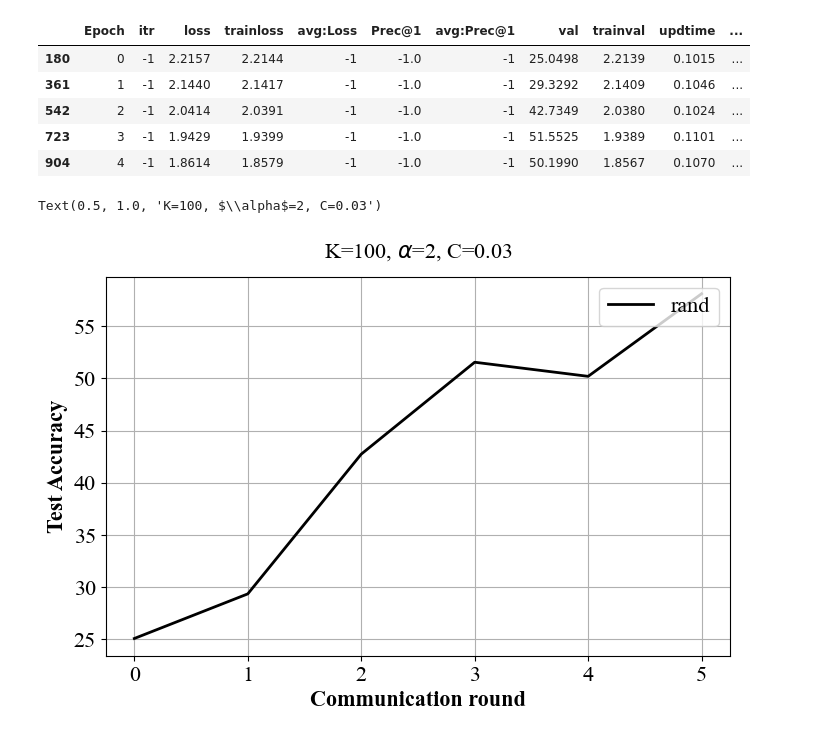
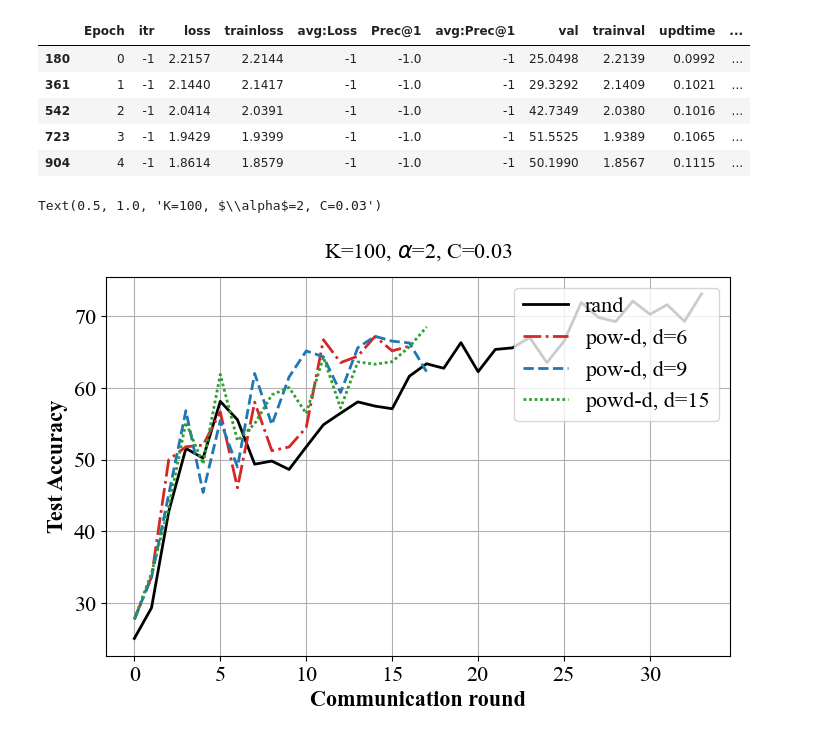
Before and after one commit to peng-ju/Power-of-Choice, a Jupyter notebook: dnn/make_plots.ipynb, the cells around one changed output. Saved outputs shown, nothing was run; the diff lists cells and outputs as text; code cells hidden in the pictures.

```diff
--- a/dnn/make_plots.ipynb
+++ b/dnn/make_plots.ipynb
@@ -5,8 +5,8 @@ import json
 
 import matplotlib.pyplot as plt
 # %%
-rand = pd.read_csv('logs/default/lr0.0050_bs64_cp30_a2.00_e1_r0_n100_f0.03/rand_rr0.10_dr0.75_lr0.005_bs64_cp30_a2.00_e1_r0_n100_f0.03_p6.csv', skiprows=[0, 1, 2])
-# powd6 = pd.read_csv('logs/default/lr0.0050_bs64_cp30_a2.00_e1_r0_n100_f0.03/pow-d_rr0.10_dr0.75_lr0.005_bs64_cp30_a2.00_e1_r0_n100_f0.03_p6.csv', skiprows=[0, 1, 2])
-# powd9 = pd.read_csv('logs/default/lr0.0050_bs64_cp30_a2.00_e1_r0_n100_f0.03/pow-d_rr0.10_dr0.75_lr0.005_bs64_cp30_a2.00_e1_r0_n100_f0.03_p9.csv', skiprows=[0, 1, 2])
-# powd15 = pd.read_csv('logs/default/lr0.0050_bs64_cp30_a2.00_e1_r0_n100_f0.03/pow-d_rr0.10_dr0.75_lr0.005_bs64_cp30_a2.00_e1_r0_n100_f0.03_p15.csv', skiprows=[0, 1, 2])
-# rand.head()
+rand = pd.read_csv('logs/default/lr0.0050_bs64_cp30_a2.00_e1_r0_n100_f0.03/rand_rr0.10_dr0.75_lr0.005_bs64_cp30_a2.00_e1_r0_n100_f0.03_p6.csv', skiprows=range(32))
+powd6 = pd.read_csv('logs/default/lr0.0050_bs64_cp30_a2.00_e1_r0_n100_f0.03/pow-d_rr0.10_dr0.75_lr0.005_bs64_cp30_a2.00_e1_r0_n100_f0.03_p6.csv', skiprows=range(32))
+powd9 = pd.read_csv('logs/default/lr0.0050_bs64_cp30_a2.00_e1_r0_n100_f0.03/pow-d_rr0.10_dr0.75_lr0.005_bs64_cp30_a2.00_e1_r0_n100_f0.03_p9.csv', skiprows=range(32))
+powd15 = pd.read_csv('logs/default/lr0.0050_bs64_cp30_a2.00_e1_r0_n100_f0.03/pow-d_rr0.10_dr0.75_lr0.005_bs64_cp30_a2.00_e1_r0_n100_f0.03_p15.csv', skiprows=range(32))
+rand.head()
@@ -16,18 +23,18 @@ rand[rand['itr'] == -1].head()
 # trainloss -> training loss
 # %% [output]
 |  | Epoch | itr | loss | trainloss | avg:Loss | Prec@1 | avg:Prec@1 | val | trainval | updtime | ... |
-| 180 | 0 | -1 | 2.2157 | 2.2144 | -1 | -1.0 | -1 | 25.0498 | 2.2139 | 0.1015 | ... |
-| 361 | 1 | -1 | 2.1440 | 2.1417 | -1 | -1.0 | -1 | 29.3292 | 2.1409 | 0.1046 | ... |
-| 542 | 2 | -1 | 2.0414 | 2.0391 | -1 | -1.0 | -1 | 42.7349 | 2.0380 | 0.1024 | ... |
-| 723 | 3 | -1 | 1.9429 | 1.9399 | -1 | -1.0 | -1 | 51.5525 | 1.9389 | 0.1101 | ... |
-| 904 | 4 | -1 | 1.8614 | 1.8579 | -1 | -1.0 | -1 | 50.1990 | 1.8567 | 0.1070 | ... |
+| 180 | 0 | -1 | 2.2157 | 2.2144 | -1 | -1.0 | -1 | 25.0498 | 2.2139 | 0.0992 | ... |
+| 361 | 1 | -1 | 2.1440 | 2.1417 | -1 | -1.0 | -1 | 29.3292 | 2.1409 | 0.1021 | ... |
+| 542 | 2 | -1 | 2.0414 | 2.0391 | -1 | -1.0 | -1 | 42.7349 | 2.0380 | 0.1016 | ... |
+| 723 | 3 | -1 | 1.9429 | 1.9399 | -1 | -1.0 | -1 | 51.5525 | 1.9389 | 0.1065 | ... |
+| 904 | 4 | -1 | 1.8614 | 1.8579 | -1 | -1.0 | -1 | 50.1990 | 1.8567 | 0.1115 | ... |
 # %%
 metric = 'val'
 # metric = 'trainloss'
 rand_test_acc = rand[rand['itr'] == -1][['Epoch', metric]].sort_values(['Epoch'])[metric].tolist()
-# powd6_test_acc = powd6[powd6['itr'] == -1][['Epoch', metric]].sort_values(['Epoch'])[metric].tolist()
-# powd9_test_acc = powd9[powd9['itr'] == -1][['Epoch', metric]].sort_values(['Epoch'])[metric].tolist()
-# powd15_test_acc = powd15[powd15['itr'] == -1][['Epoch', metric]].sort_values(['Epoch'])[metric].tolist()
+powd6_test_acc = powd6[powd6['itr'] == -1][['Epoch', metric]].sort_values(['Epoch'])[metric].tolist()
+powd9_test_acc = powd9[powd9['itr'] == -1][['Epoch', metric]].sort_values(['Epoch'])[metric].tolist()
+powd15_test_acc = powd15[powd15['itr'] == -1][['Epoch', metric]].sort_values(['Epoch'])[metric].tolist()
 # %%
 from matplotlib import rcParams
 import matplotlib.pyplot as plt
@@ -55,37 +62,37 @@ rcParams['axes.titlepad'] = 14
 # key=experiment_id, value=(algo, powd, color, linestyle)
 client_selection_type = {
     'rand': ('rand', 1, rand_test_acc, 'k', '-'),
-    # 'powd6': ('pow-d', 6, powd6_test_acc, c_t(3), '-.'),
-    # 'powd9': ('pow-d', 9, powd9_test_acc, c_t(0), '--'),
-    # 'powd15': ('powd-d', 15, powd15_test_acc, c_t(2), (0, (1, 1)))
+    'powd6': ('pow-d', 6, powd6_test_acc, c_t(3), '-.'),
+    'powd9': ('pow-d', 9, powd9_test_acc, c_t(0), '--'),
+    'powd15': ('powd-d', 15, powd15_test_acc, c_t(2), (0, (1, 1)))
 }
 
 ## run experiments
 for key in client_selection_type.keys():
     # set seed for reproducibility
     np.random.seed(12345)
 
     # fetch configuration
     algo, powd, vals, color, lstyle = client_selection_type[key]
 
     # plot global loss for each configuration
     if algo =='rand' or algo =='adapow-d':
         p_label = algo
     else:
         p_label = algo+', d={}'.format(powd)
     plt.plot(vals, lw=lw, color=color, ls = lstyle, label=p_label)
 
 # update plot settings
 plt.ylabel('Test Accuracy')
 plt.xlabel('Communication round')
 plt.xticks()
 plt.yticks()
 plt.legend(loc=1)
 # plt.legend(loc=4)
 plt.grid()
 plt.title('K=100, $\\alpha$=2, C=0.03')
 # plt.show()
 # plt.savefig(f'synthetic_m={sample_ratio}.pdf', bbox_inches='tight')
 # %% [output]
 Text(0.5, 1.0, 'K=100, $\\alpha$=2, C=0.03')
-[figure, old version]
+[figure, new version]
```
Also changed, not shown: parts of 1 cell of this notebook, 3 other files.
